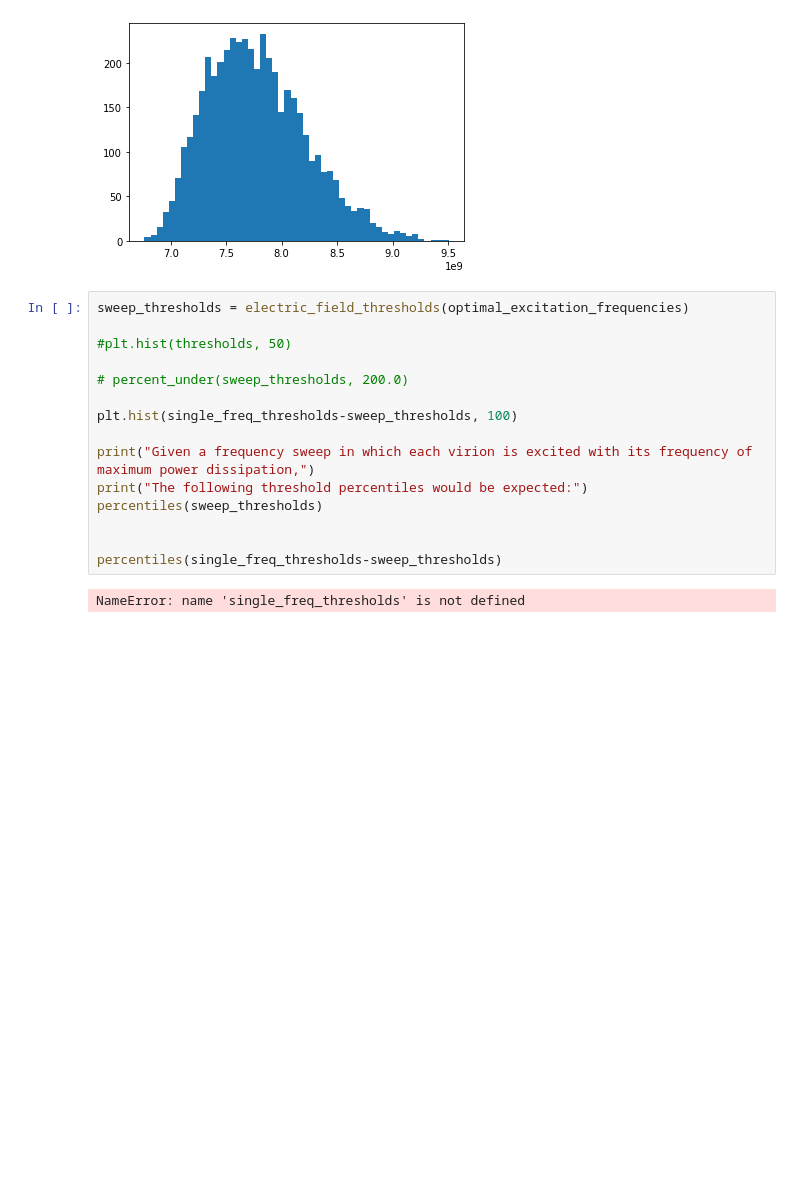
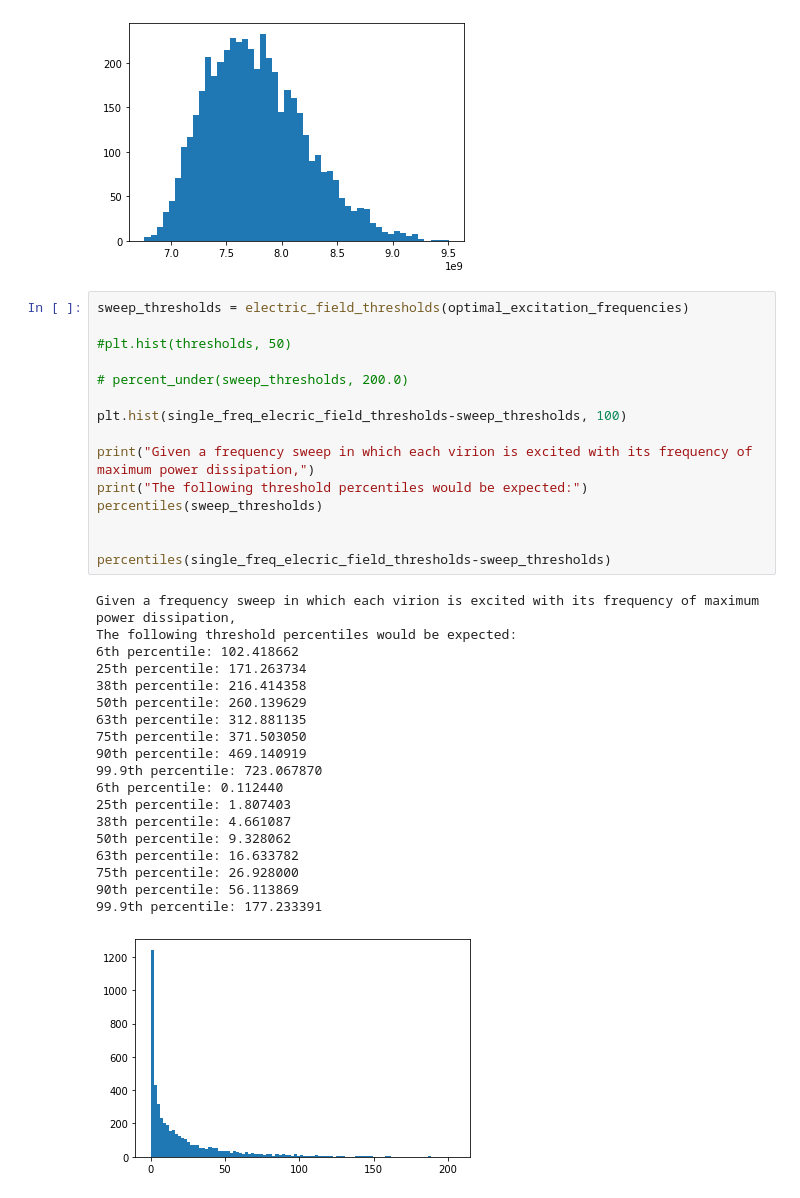
Before and after one commit to 0xDBFB7/covidinator, a Jupyter notebook: documents/biology.ipynb, the cells around one changed output. Saved outputs shown, nothing was run; the diff lists cells and outputs as text; blank space fills up the shorter version.

```diff
--- a/documents/biology.ipynb
+++ b/documents/biology.ipynb
@@ -466,17 +485,35 @@ plt.gca().ticklabel_format(style='sci', axis='x', scilimits=(9,9))
 # %%
 sweep_thresholds = electric_field_thresholds(optimal_excitation_frequencies)
 
 #plt.hist(thresholds, 50)
 
 # percent_under(sweep_thresholds, 200.0)
 
-plt.hist(single_freq_thresholds-sweep_thresholds, 100)
+plt.hist(single_freq_elecric_field_thresholds-sweep_thresholds, 100)
 
 print("Given a frequency sweep in which each virion is excited with its frequency of maximum power dissipation,")
 print("The following threshold percentiles would be expected:")
 percentiles(sweep_thresholds)
 
 
-percentiles(single_freq_thresholds-sweep_thresholds)
+percentiles(single_freq_elecric_field_thresholds-sweep_thresholds)
 # %% [output]
-NameError: name 'single_freq_thresholds' is not defined
+Given a frequency sweep in which each virion is excited with its frequency of maximum power dissipation,
+The following threshold percentiles would be expected:
+6th percentile: 102.418662
+25th percentile: 171.263734
+38th percentile: 216.414358
+50th percentile: 260.139629
+63th percentile: 312.881135
+75th percentile: 371.503050
+90th percentile: 469.140919
+99.9th percentile: 723.067870
+6th percentile: 0.112440
+25th percentile: 1.807403
+38th percentile: 4.661087
+50th percentile: 9.328062
+63th percentile: 16.633782
+75th percentile: 26.928000
+90th percentile: 56.113869
+99.9th percentile: 177.233391
+[figure, added]
```
Also changed, not shown: parts of 3 cells of this notebook, 4 other files.
